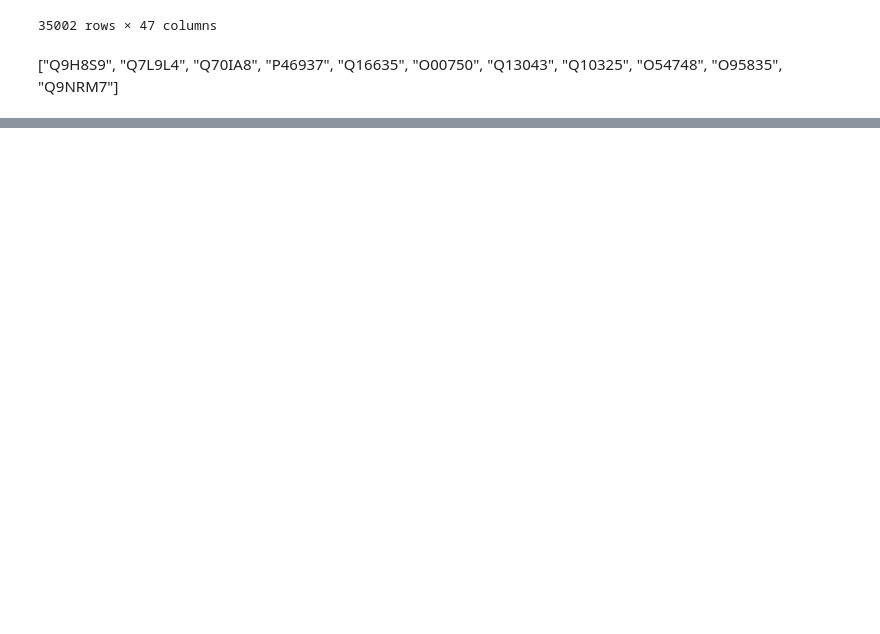
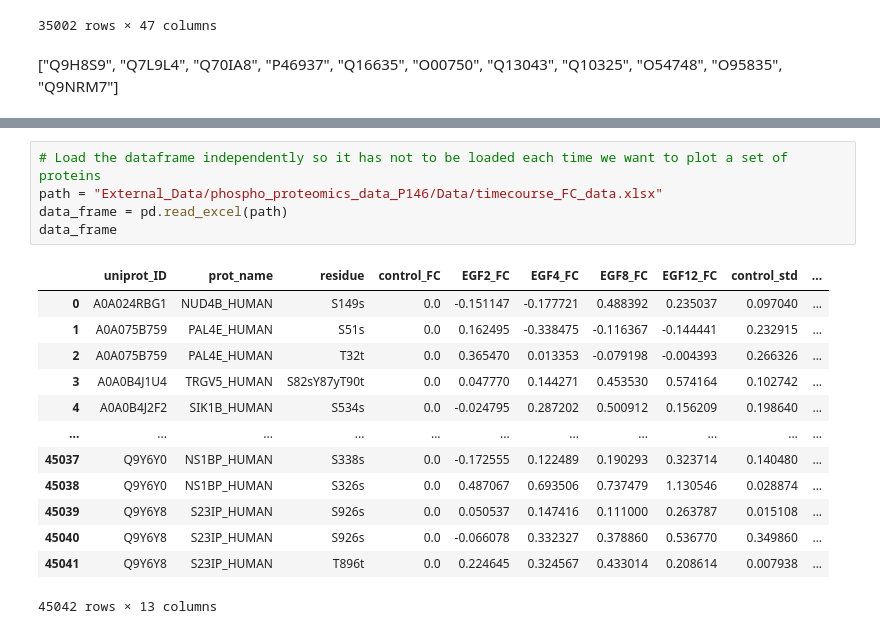
Before and after one commit to IgnacioNavas/TMT_Data_analysis, a Jupyter notebook: Plotting_data.ipynb, the cells around one changed output, grey strips where cells are left out. Drawn from its saved outputs; the diff is of its cells as text; blank space fills up the shorter version.

```diff
--- a/Plotting_data.ipynb
+++ b/Plotting_data.ipynb
@@ -65,0 +424,19 @@ MAPK3 Plot saved as PDF
+# %%
+# Load the dataframe independently so it has not to be loaded each time we want to plot a set of proteins
+path = "External_Data/phospho_proteomics_data_P146/Data/timecourse_FC_data.xlsx"
+data_frame = pd.read_excel(path)
+data_frame
+# %% [output]
+|  | uniprot_ID | prot_name | residue | control_FC | EGF2_FC | EGF4_FC | EGF8_FC | EGF12_FC | control_std | ... |
+| 0 | A0A024RBG1 | NUD4B_HUMAN | S149s | 0.0 | -0.151147 | -0.177721 | 0.488392 | 0.235037 | 0.097040 | ... |
+| 1 | A0A075B759 | PAL4E_HUMAN | S51s | 0.0 | 0.162495 | -0.338475 | -0.116367 | -0.144441 | 0.232915 | ... |
+| 2 | A0A075B759 | PAL4E_HUMAN | T32t | 0.0 | 0.365470 | 0.013353 | -0.079198 | -0.004393 | 0.266326 | ... |
+| 3 | A0A0B4J1U4 | TRGV5_HUMAN | S82sY87yT90t | 0.0 | 0.047770 | 0.144271 | 0.453530 | 0.574164 | 0.102742 | ... |
+| 4 | A0A0B4J2F2 | SIK1B_HUMAN | S534s | 0.0 | -0.024795 | 0.287202 | 0.500912 | 0.156209 | 0.198640 | ... |
+| ... | ... | ... | ... | ... | ... | ... | ... | ... | ... | ... |
+| 45037 | Q9Y6Y0 | NS1BP_HUMAN | S338s | 0.0 | -0.172555 | 0.122489 | 0.190293 | 0.323714 | 0.140480 | ... |
+| 45038 | Q9Y6Y0 | NS1BP_HUMAN | S326s | 0.0 | 0.487067 | 0.693506 | 0.737479 | 1.130546 | 0.028874 | ... |
+| 45039 | Q9Y6Y8 | S23IP_HUMAN | S926s | 0.0 | 0.050537 | 0.147416 | 0.111000 | 0.263787 | 0.015108 | ... |
+| 45040 | Q9Y6Y8 | S23IP_HUMAN | S926s | 0.0 | -0.066078 | 0.332327 | 0.378860 | 0.536770 | 0.349860 | ... |
+| 45041 | Q9Y6Y8 | S23IP_HUMAN | T896t | 0.0 | 0.224645 | 0.324567 | 0.433014 | 0.208614 | 0.007938 | ... |
+45042 rows × 13 columns
```
Also changed, not shown: parts of 8 cells of this notebook, 4 other files.
